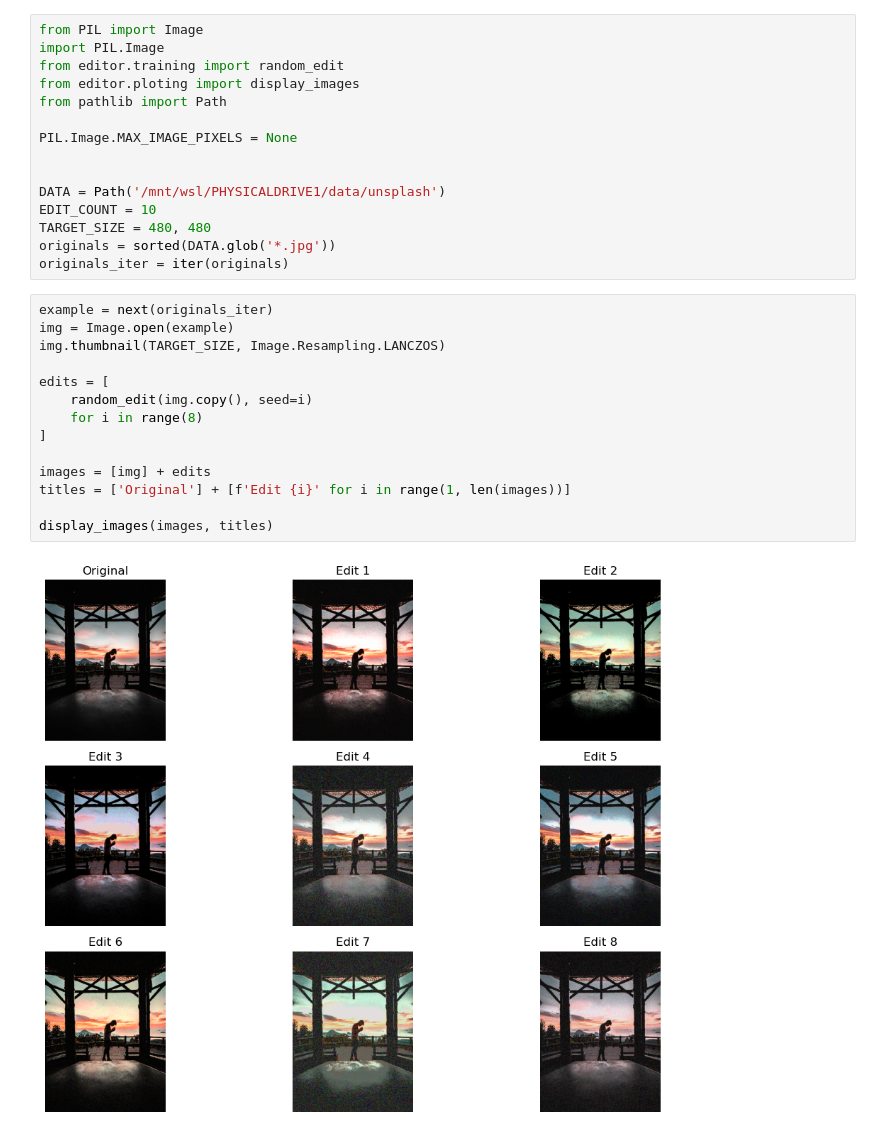
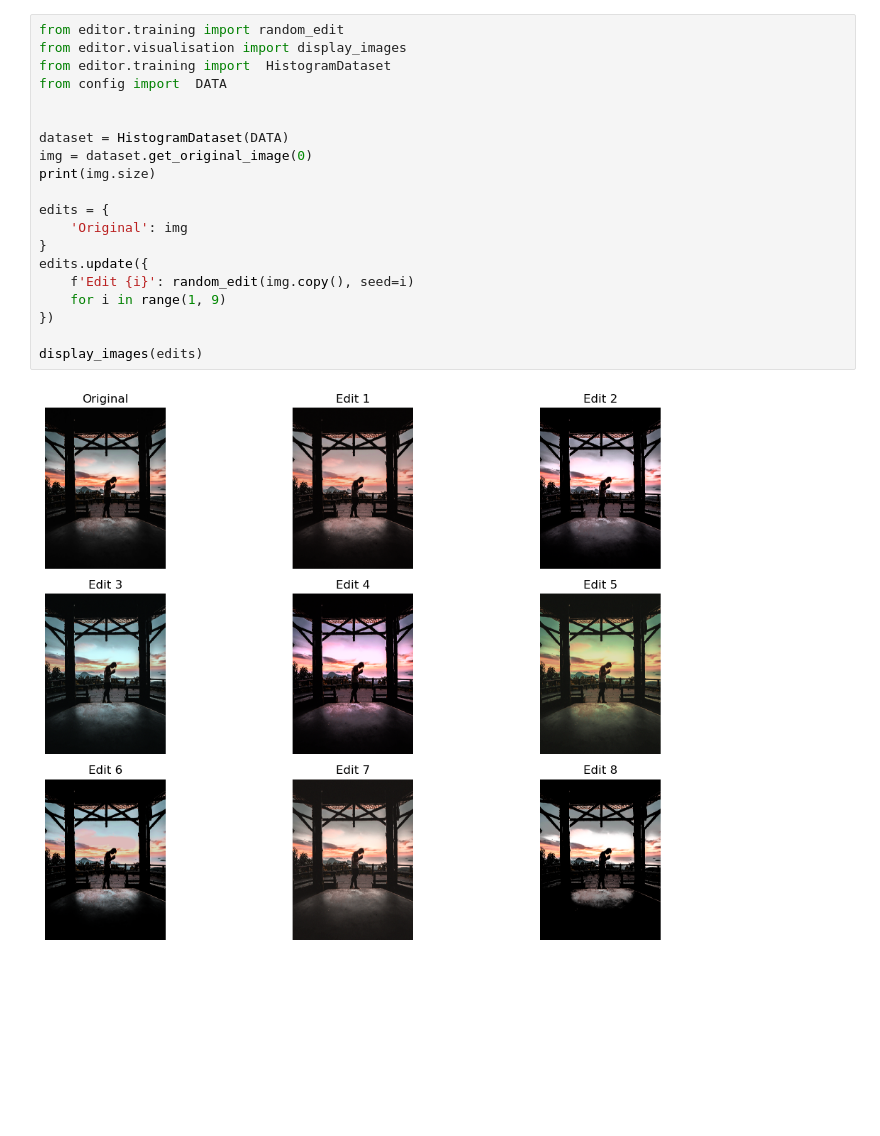
Before and after one commit to schmelczer/bipolaroid, a Jupyter notebook: create_edits.ipynb, the cells around one changed output. Saved outputs shown, nothing was run; the diff lists cells and outputs as text; blank space fills up the shorter version.

```diff
--- a/create_edits.ipynb
+++ b/create_edits.ipynb
@@ -1,31 +1,22 @@
-# %%
-from PIL import Image
-import PIL.Image
-from editor.training import random_edit
-from editor.ploting import display_images
-from pathlib import Path
-
-PIL.Image.MAX_IMAGE_PIXELS = None
-
-
-DATA = Path('/mnt/wsl/PHYSICALDRIVE1/data/unsplash')
-EDIT_COUNT = 10
-TARGET_SIZE = 480, 480
-originals = sorted(DATA.glob('*.jpg'))
-originals_iter = iter(originals)
-# %%
-example = next(originals_iter)
-img = Image.open(example)
-img.thumbnail(TARGET_SIZE, Image.Resampling.LANCZOS)
-
-edits = [
-    random_edit(img.copy(), seed=i)
-    for i in range(8)
-]
-
-images = [img] + edits
-titles = ['Original'] + [f'Edit {i}' for i in range(1, len(images))]
-
-display_images(images, titles)
-# %% [output]
-[figure, removed]
+# %%
+from editor.training import random_edit
+from editor.visualisation import display_images
+from editor.training import  HistogramDataset
+from config import  DATA
+
+
+dataset = HistogramDataset(DATA)
+img = dataset.get_original_image(0)
+print(img.size)
+
+edits = {
+    'Original': img
+}
+edits.update({
+    f'Edit {i}': random_edit(img.copy(), seed=i)
+    for i in range(1, 9)
+})
+
+display_images(edits)
+# %% [output]
+[figure, added]
```
Also changed, not shown: 9 other files.
